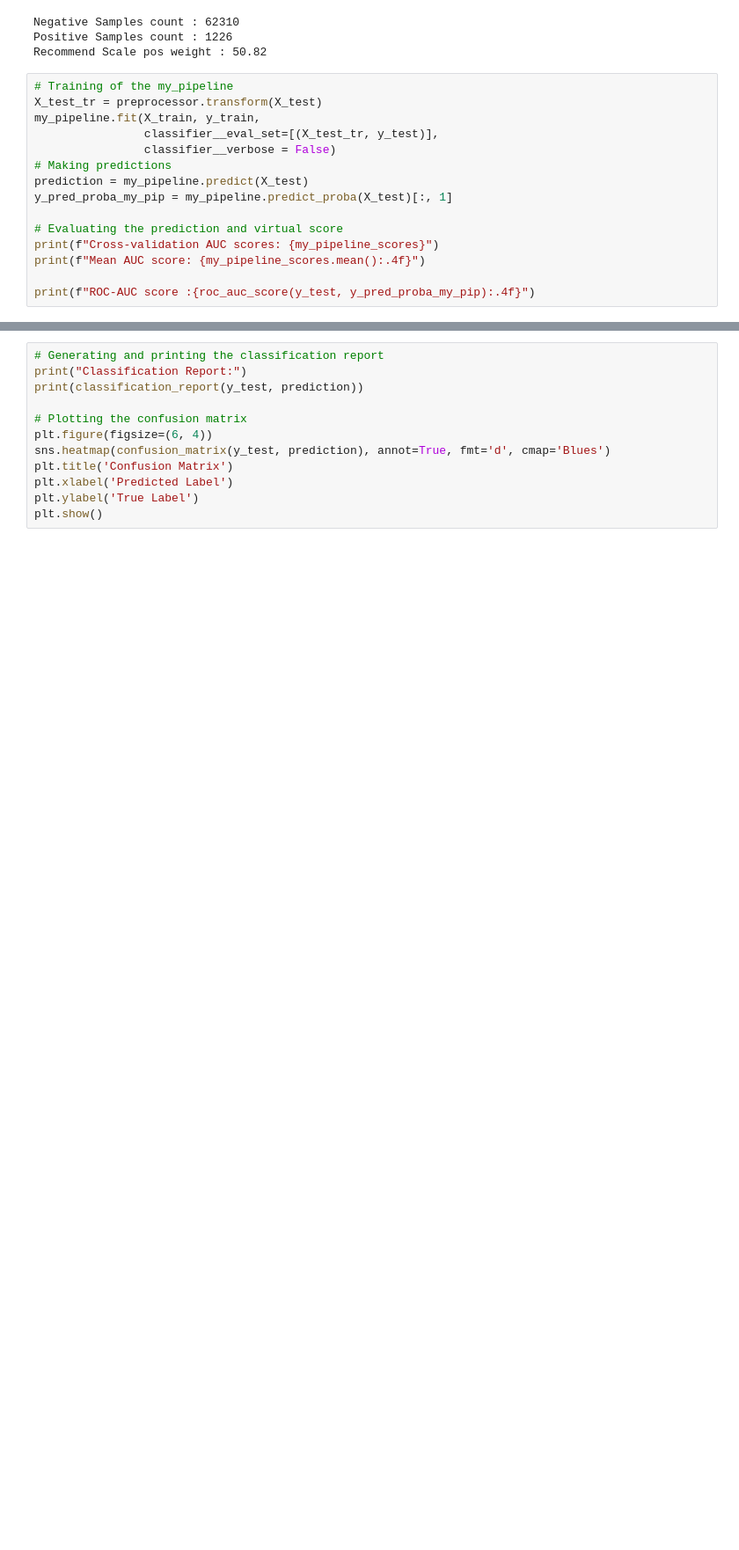
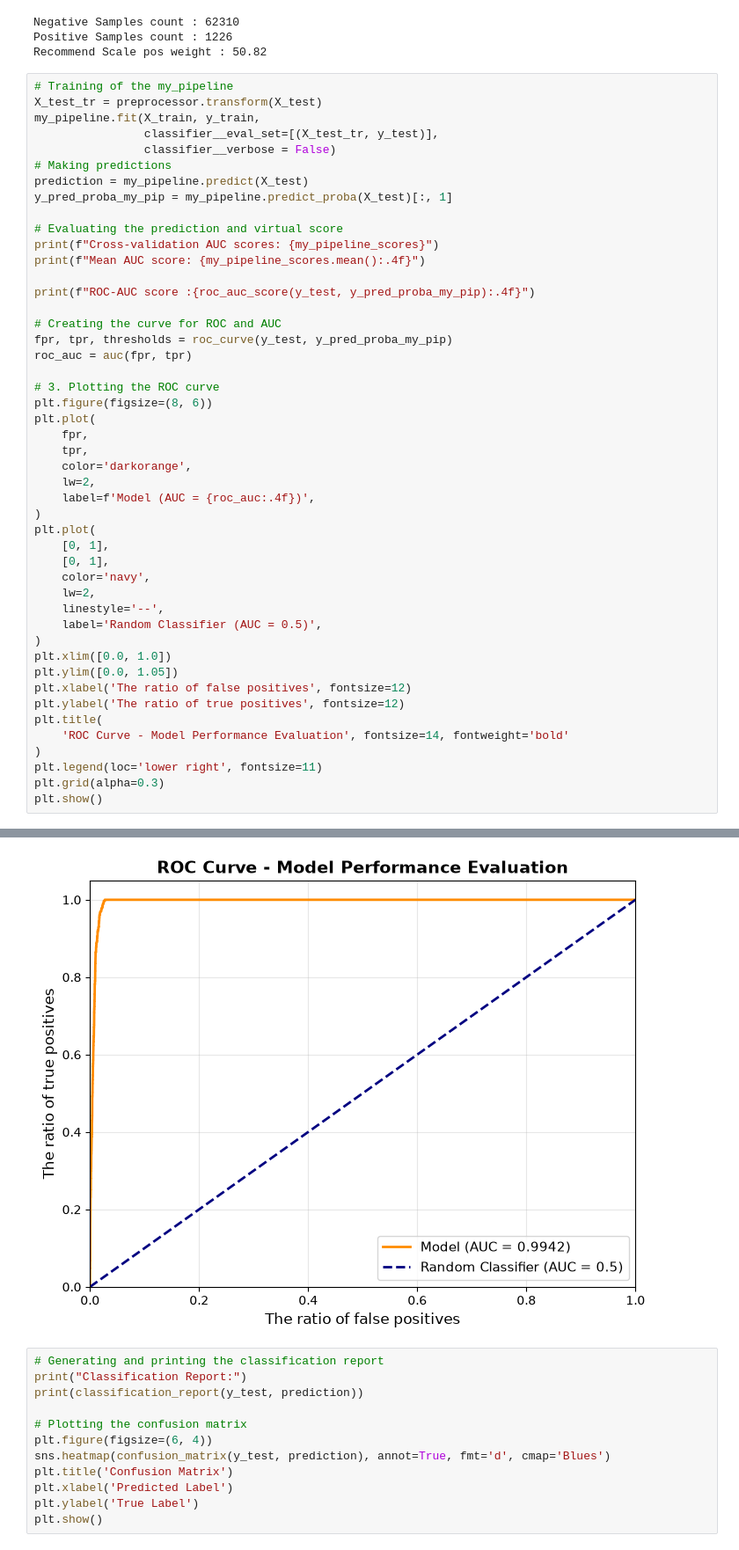
Before and after one commit to lintello-10/bq_ecommerce_project, a Jupyter notebook: notebooks/ecommerce_analysis.ipynb, the cells around one changed output, grey strips where cells are left out. Shown at 88% size. Saved outputs shown, nothing was run; the diff lists cells and outputs as text; blank space fills up the shorter version.

```diff
--- a/notebooks/ecommerce_analysis.ipynb
+++ b/notebooks/ecommerce_analysis.ipynb
@@ -451,22 +450,55 @@ Recommend Scale pos weight : 50.82
 # %%
 # Training of the my_pipeline
 X_test_tr = preprocessor.transform(X_test)
 my_pipeline.fit(X_train, y_train,
                 classifier__eval_set=[(X_test_tr, y_test)],
                 classifier__verbose = False)
 # Making predictions
 prediction = my_pipeline.predict(X_test)
 y_pred_proba_my_pip = my_pipeline.predict_proba(X_test)[:, 1]
 
 # Evaluating the prediction and virtual score
 print(f"Cross-validation AUC scores: {my_pipeline_scores}")
 print(f"Mean AUC score: {my_pipeline_scores.mean():.4f}")
 
 print(f"ROC-AUC score :{roc_auc_score(y_test, y_pred_proba_my_pip):.4f}")
+
+# Creating the curve for ROC and AUC
+fpr, tpr, thresholds = roc_curve(y_test, y_pred_proba_my_pip)
+roc_auc = auc(fpr, tpr)
+
+# 3. Plotting the ROC curve
+plt.figure(figsize=(8, 6))
+plt.plot(
+    fpr,
+    tpr,
+    color='darkorange',
+    lw=2,
+    label=f'Model (AUC = {roc_auc:.4f})',
+)
+plt.plot(
+    [0, 1],
+    [0, 1],
+    color='navy',
+    lw=2,
+    linestyle='--',
+    label='Random Classifier (AUC = 0.5)',
+)
+plt.xlim([0.0, 1.0])
+plt.ylim([0.0, 1.05])
+plt.xlabel('The ratio of false positives', fontsize=12)
+plt.ylabel('The ratio of true positives', fontsize=12)
+plt.title(
+    'ROC Curve - Model Performance Evaluation', fontsize=14, fontweight='bold'
+)
+plt.legend(loc='lower right', fontsize=11)
+plt.grid(alpha=0.3)
+plt.show()
 # %% [output]
 Cross-validation AUC scores: [0.9946323  0.9942357  0.99377405 0.99461612 0.99467737]
 Mean AUC score: 0.9944
 ROC-AUC score :0.9942
+[figure, added]
 # %%
 # Generating and printing the classification report
 print("Classification Report:")
```
Also changed, not shown: parts of 4 cells of this notebook, 12 other files.
